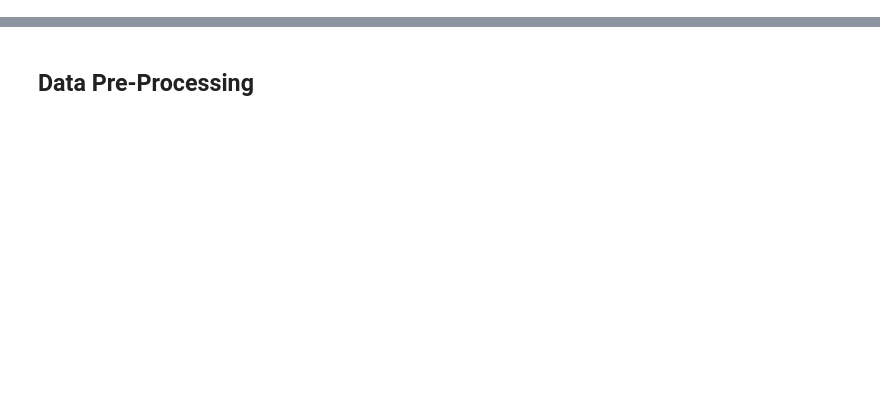
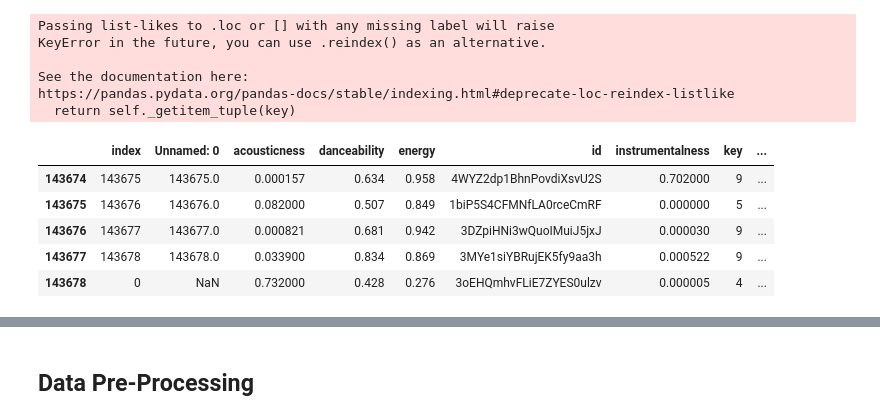
Before and after one commit to AGBarbour/Spotify-Recommendations, a Jupyter notebook: DeepLearning.ipynb, the cells around one changed output, grey strips where cells are left out. Cells and saved outputs as stored; diff of their text form; code cells hidden in the pictures; blank space fills up the shorter version.

```diff
--- a/DeepLearning.ipynb
+++ b/DeepLearning.ipynb
@@ -18,0 +11,27 @@ voice.head()
+# %%
+#Read CSV, place in DF
+df = pd.read_csv("features.csv")
+df.head()
+df = df.dropna()
+# %%
+heartWillGoOn = [{'acousticness': 0.732, 'danceability': 0.428, 'energy': 0.276,
+                 'id': '3oEHQmhvFLiE7ZYES0ulzv', 'instrumentalness': 5.33e-06, 'key': 4,
+                 'liveness': 0.117,'loudness': -11.729,'mode': 1,
+                  'speechiness': 0.0312, 'tempo': 99.195, 'valence': 0.0382}]
+# %%
+df = df.append(heartWillGoOn)
+df = df.reset_index()
+df.tail()
+# %% [output]
+Passing list-likes to .loc or [] with any missing label will raise
+KeyError in the future, you can use .reindex() as an alternative.
+
+See the documentation here:
+https://pandas.pydata.org/pandas-docs/stable/indexing.html#deprecate-loc-reindex-listlike
+  return self._getitem_tuple(key)
+|  | index | Unnamed: 0 | acousticness | danceability | energy | id | instrumentalness | key | ... |
+| 143674 | 143675 | 143675.0 | 0.000157 | 0.634 | 0.958 | 4WYZ2dp1BhnPovdiXsvU2S | 0.702000 | 9 | ... |
+| 143675 | 143676 | 143676.0 | 0.082000 | 0.507 | 0.849 | 1biP5S4CFMNfLA0rceCmRF | 0.000000 | 5 | ... |
+| 143676 | 143677 | 143677.0 | 0.000821 | 0.681 | 0.942 | 3DZpiHNi3wQuoIMuiJ5jxJ | 0.000030 | 9 | ... |
+| 143677 | 143678 | 143678.0 | 0.033900 | 0.834 | 0.869 | 3MYe1siYBRujEK5fy9aa3h | 0.000522 | 9 | ... |
+| 143678 | 0 | NaN | 0.732000 | 0.428 | 0.276 | 3oEHQmhvFLiE7ZYES0ulzv | 0.000005 | 4 | ... |
```
Also changed, not shown: parts of 21 cells of this notebook, 3 other files.
